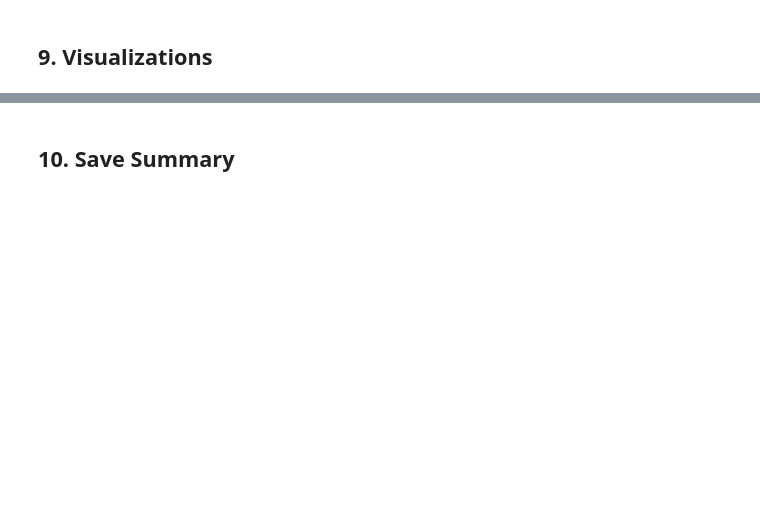
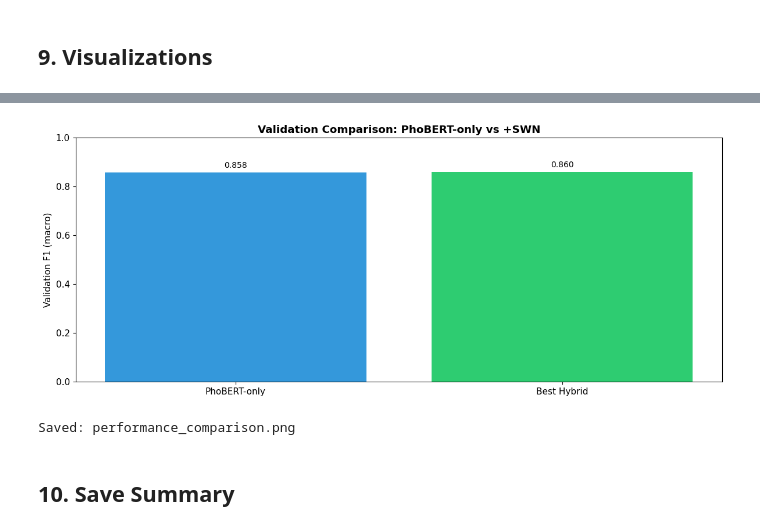
Before and after one commit to tongthanhdat009/Student-Feedback-Sentiment-Analysis, a Jupyter notebook: notebook/PhoBERT_Sentiwordnet_Baseline.ipynb, the cells around one changed output, grey strips where cells are left out. Drawn from its saved outputs; the diff is of its cells as text; code cells hidden in the pictures; blank space fills up the shorter version.

```diff
--- a/notebook/PhoBERT_Sentiwordnet_Baseline.ipynb
+++ b/notebook/PhoBERT_Sentiwordnet_Baseline.ipynb
@@ -326,16 +479,2 @@ print(f"  Test:  {test_features.shape}")
 # %% [markdown]
 ## 7. Train Model
-# %%
-from sklearn.linear_model import LogisticRegression
-from sklearn.metrics import accuracy_score, f1_score, precision_score, recall_score, confusion_matrix
-import time, joblib
-
-print("Training LogisticRegression model...")
-start_time = time.time()
-model = LogisticRegression(max_iter=1000, C=1.0, random_state=42, n_jobs=-1)
-model.fit(train_features, train_labels)
-train_time = time.time() - start_time
-print(f"Training completed in {train_time:.1f} seconds")
-model_path = f"{config.MODELS_DIR}/phobert_swn_baseline_model.pkl"
-joblib.dump(model, model_path)
-print(f"Model saved to: {model_path}")
@@ -444,3 +785,34 @@ print("Saved: performance_comparison.png")
+# %%
+fig, ax = plt.subplots(figsize=(12, 5))
+
+comparison_names = ["PhoBERT-only", "Best Hybrid"]
+comparison_vals = [baseline_run["val"]["f1_macro"]]
+
+if best_hybrid_run is not None:
+    comparison_vals.append(best_hybrid_run["val"]["f1_macro"])
+else:
+    comparison_vals.append(np.nan)
+
+if late_fusion_run is not None:
+    comparison_names.append("Late Fusion")
+    comparison_vals.append(late_fusion_run["val"]["f1_macro"])
+
+colors = ["#3498db", "#2ecc71", "#9b59b6"][:len(comparison_names)]
+bars = ax.bar(comparison_names, comparison_vals, color=colors)
+ax.set_ylabel("Validation F1 (macro)")
+ax.set_title("Validation Comparison: PhoBERT-only vs +SWN", fontweight="bold")
+ax.set_ylim([0, 1.0])
+for bar, val in zip(bars, comparison_vals):
+    if not np.isnan(val):
+        ax.text(bar.get_x() + bar.get_width() / 2, val + 0.02, f"{val:.3f}", ha="center", fontsize=10)
+
+plt.tight_layout()
+plt.savefig(f"{config.VISUALIZATIONS_DIR}/performance_comparison.png", dpi=150, bbox_inches="tight")
+plt.show()
+print("Saved: performance_comparison.png")
+# %% [output]
+[figure, added]
+Saved: performance_comparison.png
 # %% [markdown]
 ## 10. Save Summary
 # %%
```
Also changed, not shown: parts of 19 cells of this notebook, 49 other files.
